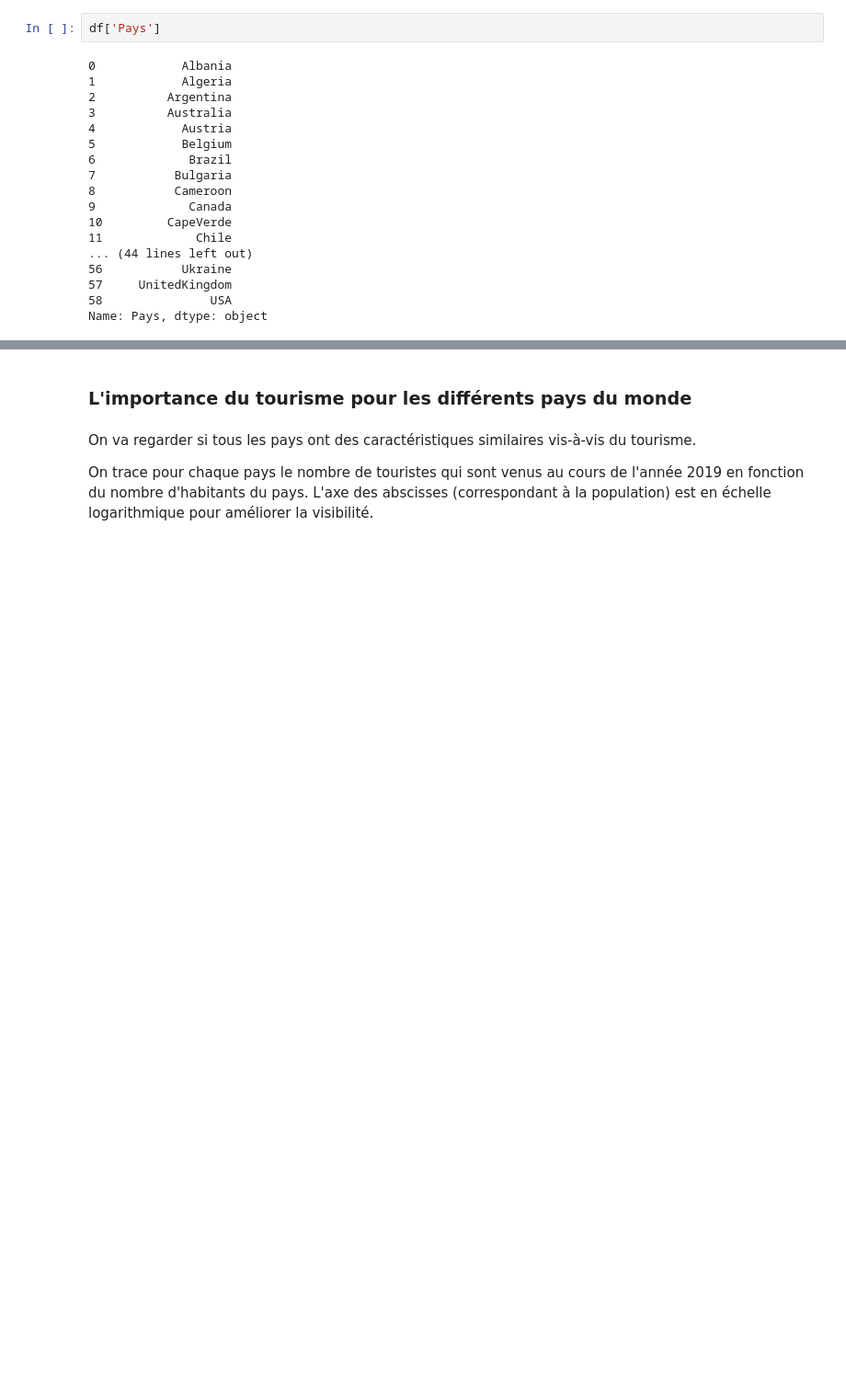
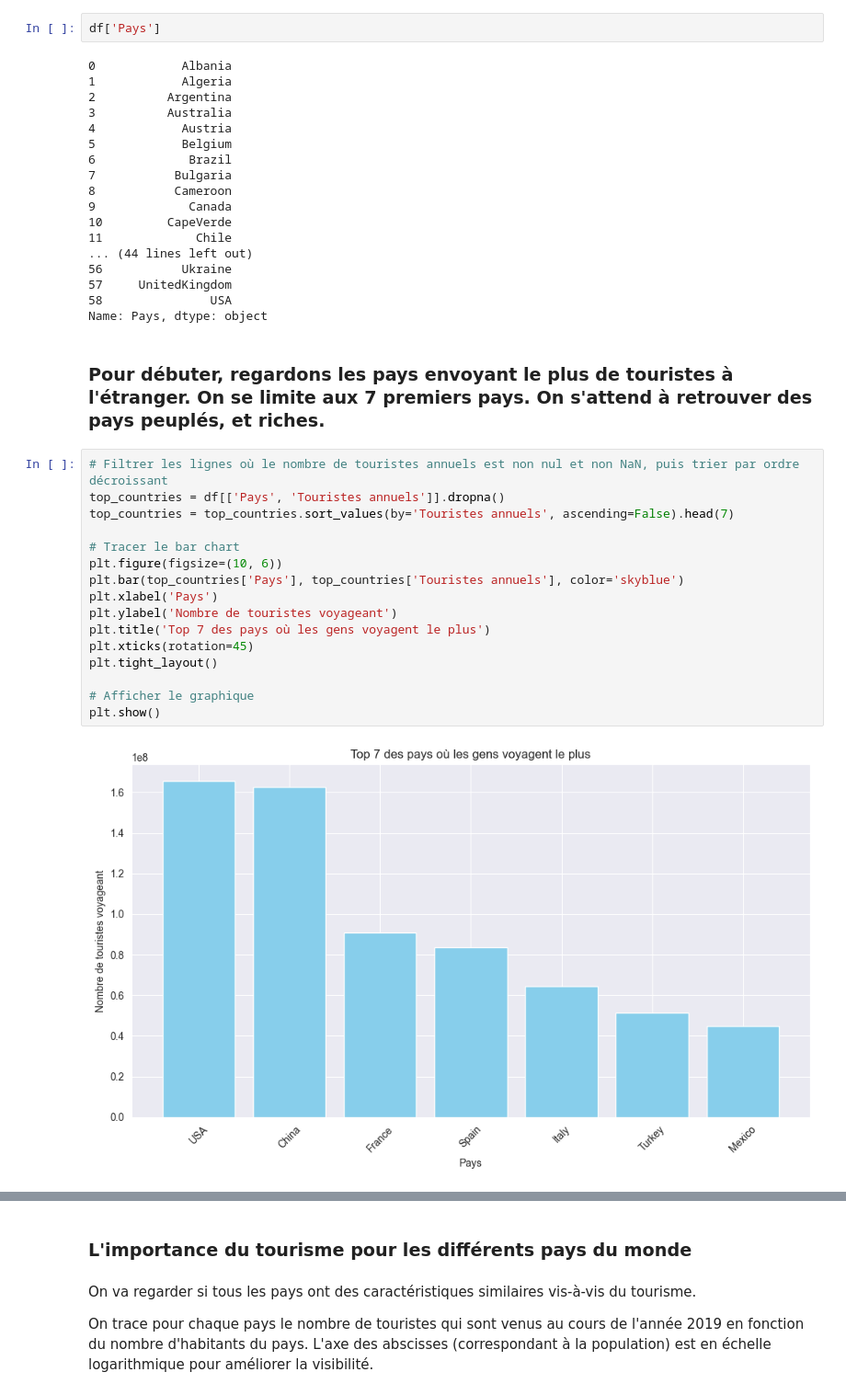
Before and after one commit to BONNET-Quentin/Projet-info, a Jupyter notebook: Projet.ipynb, the cells around one changed output, grey strips where cells are left out. Shown at 92% size. Saved outputs shown, nothing was run; the diff lists cells and outputs as text; blank space fills up the shorter version.

```diff
--- a/Projet.ipynb
+++ b/Projet.ipynb
@@ -58,3 +65,23 @@ df['Pays']
 57     UnitedKingdom
 58               USA
 Name: Pays, dtype: object
+# %% [markdown]
+### Pour débuter, regardons les pays envoyant le plus de touristes à l'étranger. On se limite aux 7 premiers pays. On s'attend à retrouver des pays peuplés, et riches.
+# %%
+# Filtrer les lignes où le nombre de touristes annuels est non nul et non NaN, puis trier par ordre décroissant
+top_countries = df[['Pays', 'Touristes annuels']].dropna()
+top_countries = top_countries.sort_values(by='Touristes annuels', ascending=False).head(7)
+
+# Tracer le bar chart
+plt.figure(figsize=(10, 6))
+plt.bar(top_countries['Pays'], top_countries['Touristes annuels'], color='skyblue')
+plt.xlabel('Pays')
+plt.ylabel('Nombre de touristes voyageant')
+plt.title('Top 7 des pays où les gens voyagent le plus')
+plt.xticks(rotation=45)
+plt.tight_layout()
+
+# Afficher le graphique
+plt.show()
+# %% [output]
+[figure, added]
```
Also changed, not shown: parts of 67 cells of this notebook.
